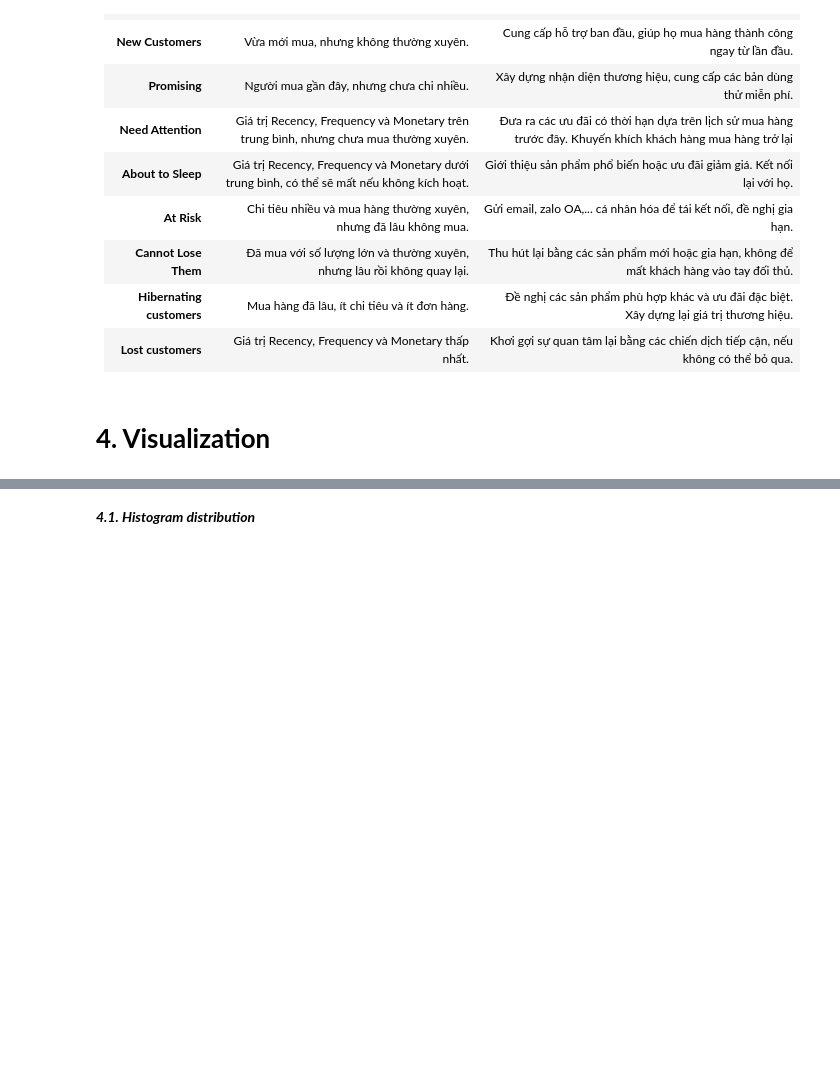
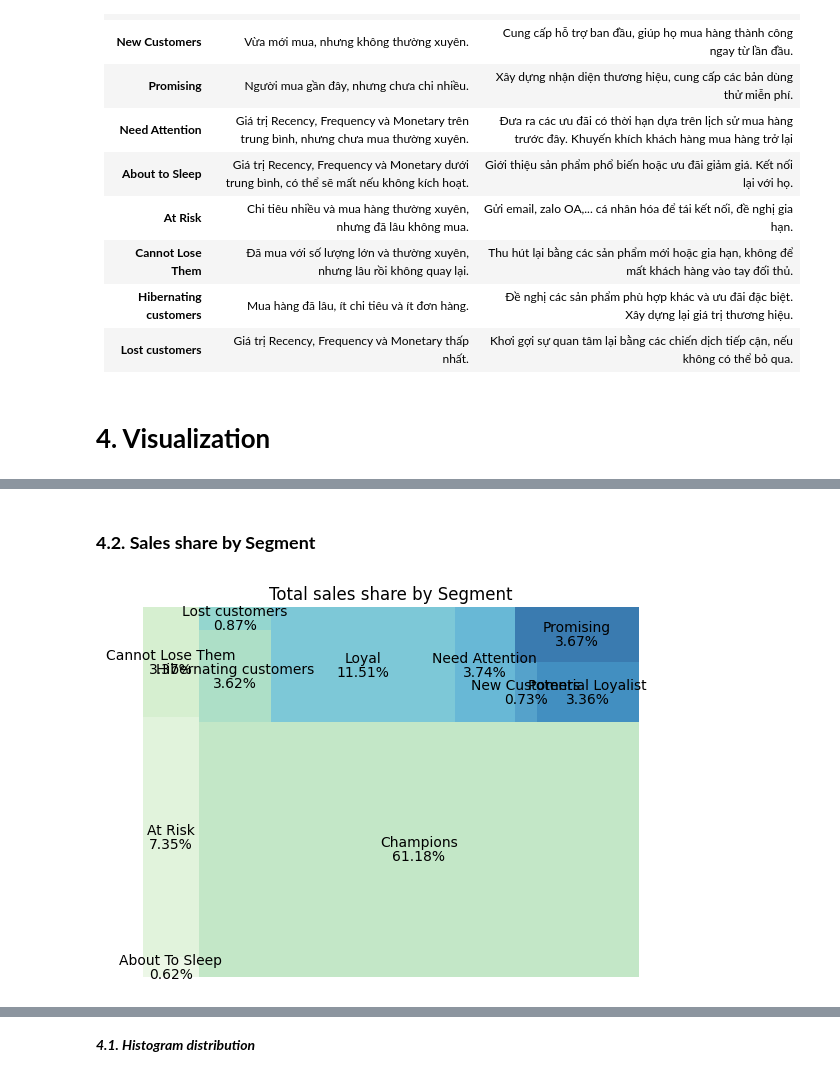
Before and after one commit to tran-linh41214/Customer-Segmentation-for-Retention-Revenue-Growth-Python-RFM-Model-, a Jupyter notebook: Trần_Diệu_Linh_RFM_analysis_project.ipynb, the cells around one changed output, grey strips where cells are left out. Saved outputs shown, nothing was run; the diff lists cells and outputs as text; code cells hidden in the pictures; blank space fills up the shorter version.

```diff
--- a/Trần_Diệu_Linh_RFM_analysis_project.ipynb
+++ b/Trần_Diệu_Linh_RFM_analysis_project.ipynb
@@ -328,0 +451,10 @@ print(df_describe)
+# %% [markdown]
+### **4.2. Sales share by Segment**
+# %%
+squarify.plot(sizes=df_segment_data['Sales'], value=(df_segment_data['Sales'] / df_segment_data['Sales'].sum()).map("{:.2%}".format), \
+              label=df_segment_data['Segment'], alpha=0.8, color=color2)
+plt.title('Total sales share by Segment')
+plt.axis('off')
+plt.show()
+# %% [output]
+[figure, added]
```
Also changed, not shown: parts of 59 cells of this notebook.
